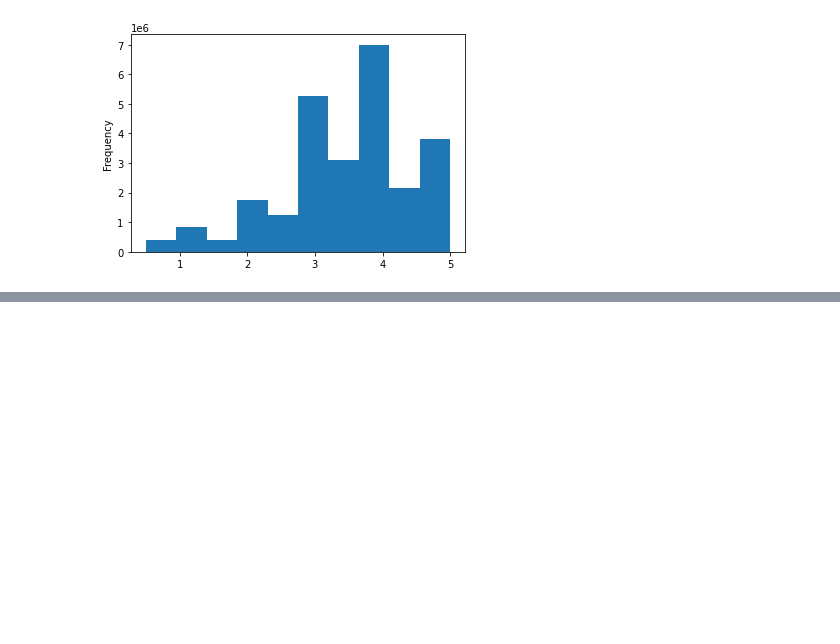
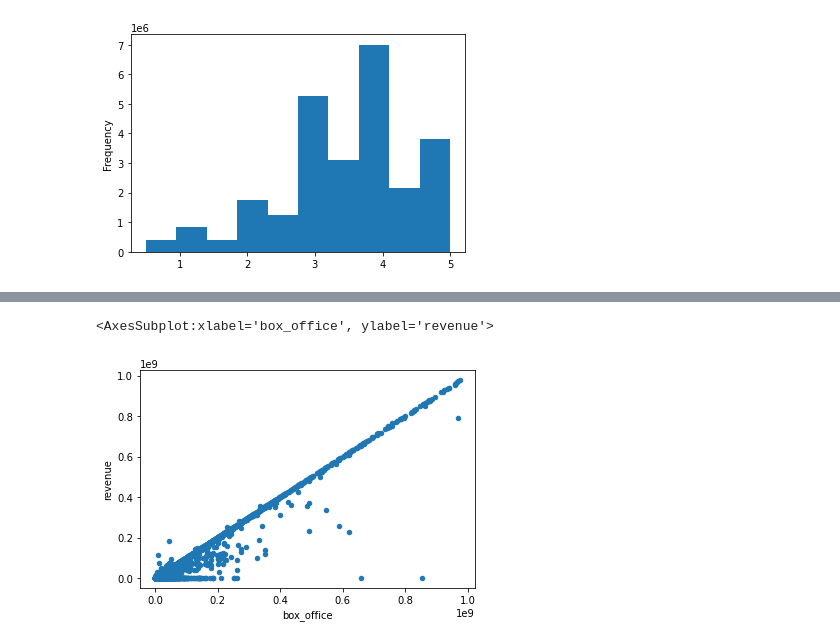
Before and after one commit to RebeccaA79/Movies-ETL, a Jupyter notebook: 8_2_1_file.ipynb, the cells around one changed output, grey strips where cells are left out. Saved outputs shown, nothing was run; the diff lists cells and outputs as text; code cells hidden in the pictures; blank space fills up the shorter version.

```diff
--- a/8_2_1_file.ipynb
+++ b/8_2_1_file.ipynb
@@ -711,0 +794,8 @@ Name: rating, dtype: float64
+# %%
+# 8.4.1 - compare box office and revenure where less than $1 billion in box office:
+# Analysis - similar to above, more outliers with Wikipedia so keep Kaggle and fill in 0 with Wikipedia:
+
+movies_df.fillna(0)[movies_df['box_office'] < 10**9].plot(x='box_office', y='revenue', kind='scatter')
+# %% [output]
+<AxesSubplot:xlabel='box_office', ylabel='revenue'>
+[figure, added]
```
Also changed, not shown: parts of 25 cells of this notebook.
